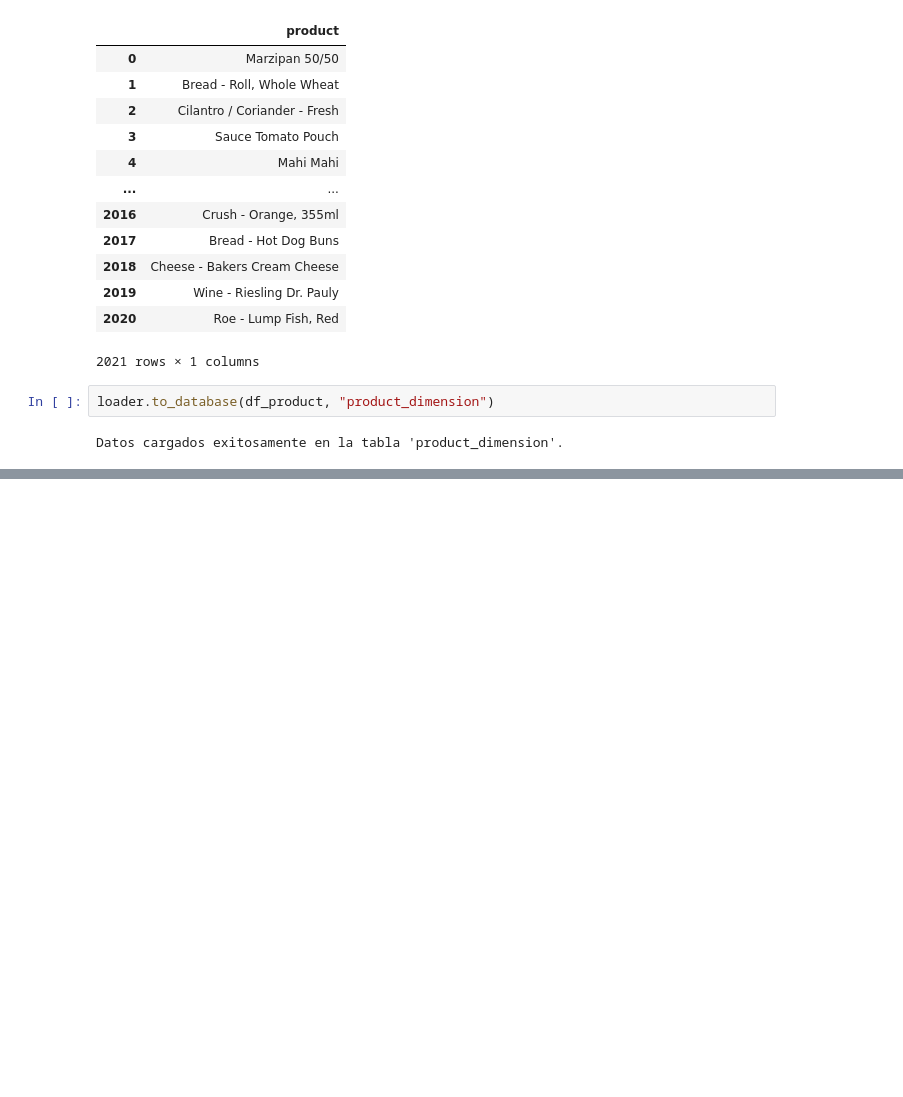
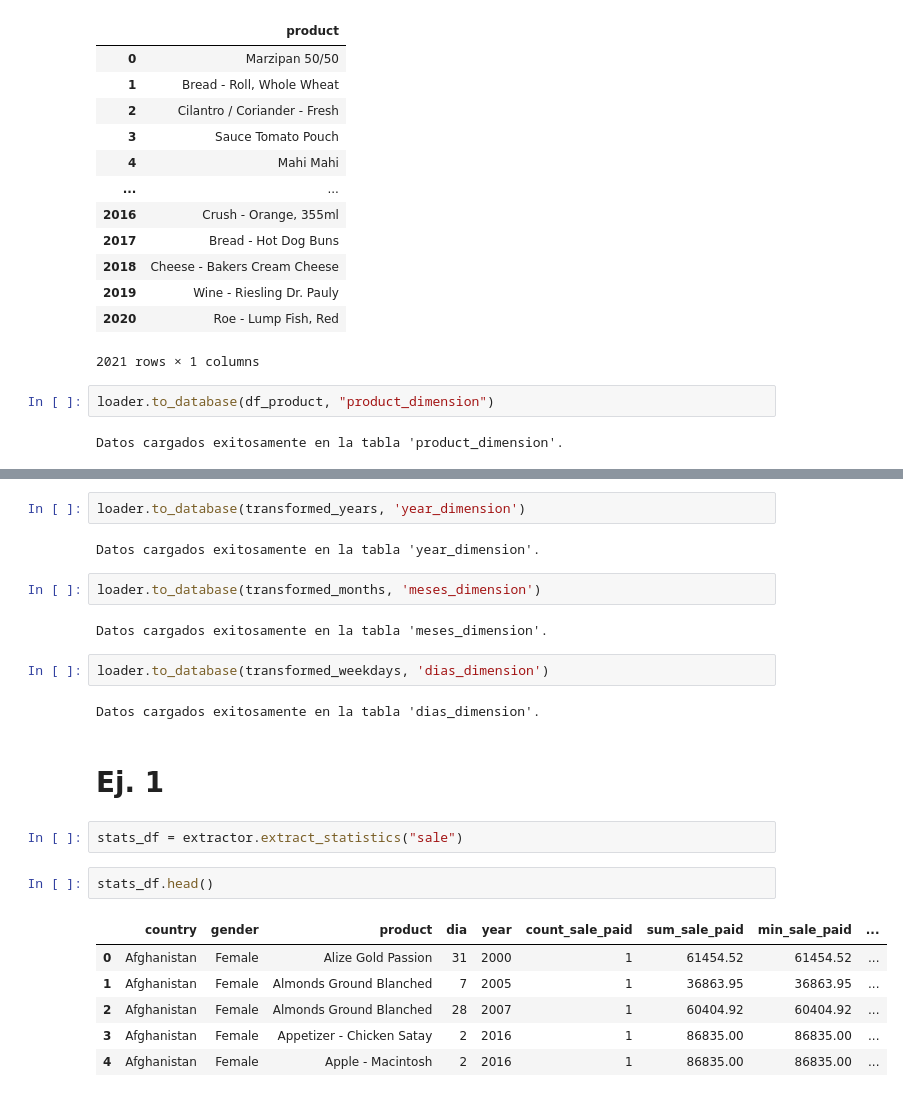
Before and after one commit to eric-castillo05/DataWarehouse, a Jupyter notebook: ETL_python/main.ipynb, the cells around one changed output, grey strips where cells are left out. Saved outputs shown, nothing was run; the diff lists cells and outputs as text; blank space fills up the shorter version.

```diff
--- a/ETL_python/main.ipynb
+++ b/ETL_python/main.ipynb
@@ -134,0 +185,25 @@ Datos cargados exitosamente en la tabla 'product_dimension'.
+# %%
+loader.to_database(transformed_years, 'year_dimension')
+# %% [output]
+Datos cargados exitosamente en la tabla 'year_dimension'.
+# %%
+loader.to_database(transformed_months, 'meses_dimension')
+# %% [output]
+Datos cargados exitosamente en la tabla 'meses_dimension'.
+# %%
+loader.to_database(transformed_weekdays, 'dias_dimension')
+# %% [output]
+Datos cargados exitosamente en la tabla 'dias_dimension'.
+# %% [markdown]
+# Ej. 1
+# %%
+stats_df = extractor.extract_statistics("sale")
+# %%
+stats_df.head()
+# %% [output]
+|  | country | gender | product | dia | year | count_sale_paid | sum_sale_paid | min_sale_paid | ... |
+| 0 | Afghanistan | Female | Alize Gold Passion | 31 | 2000 | 1 | 61454.52 | 61454.52 | ... |
+| 1 | Afghanistan | Female | Almonds Ground Blanched | 7 | 2005 | 1 | 36863.95 | 36863.95 | ... |
+| 2 | Afghanistan | Female | Almonds Ground Blanched | 28 | 2007 | 1 | 60404.92 | 60404.92 | ... |
+| 3 | Afghanistan | Female | Appetizer - Chicken Satay | 2 | 2016 | 1 | 86835.00 | 86835.00 | ... |
+| 4 | Afghanistan | Female | Apple - Macintosh | 2 | 2016 | 1 | 86835.00 | 86835.00 | ... |
```
Also changed, not shown: parts of 7 cells of this notebook, 7 other files.
